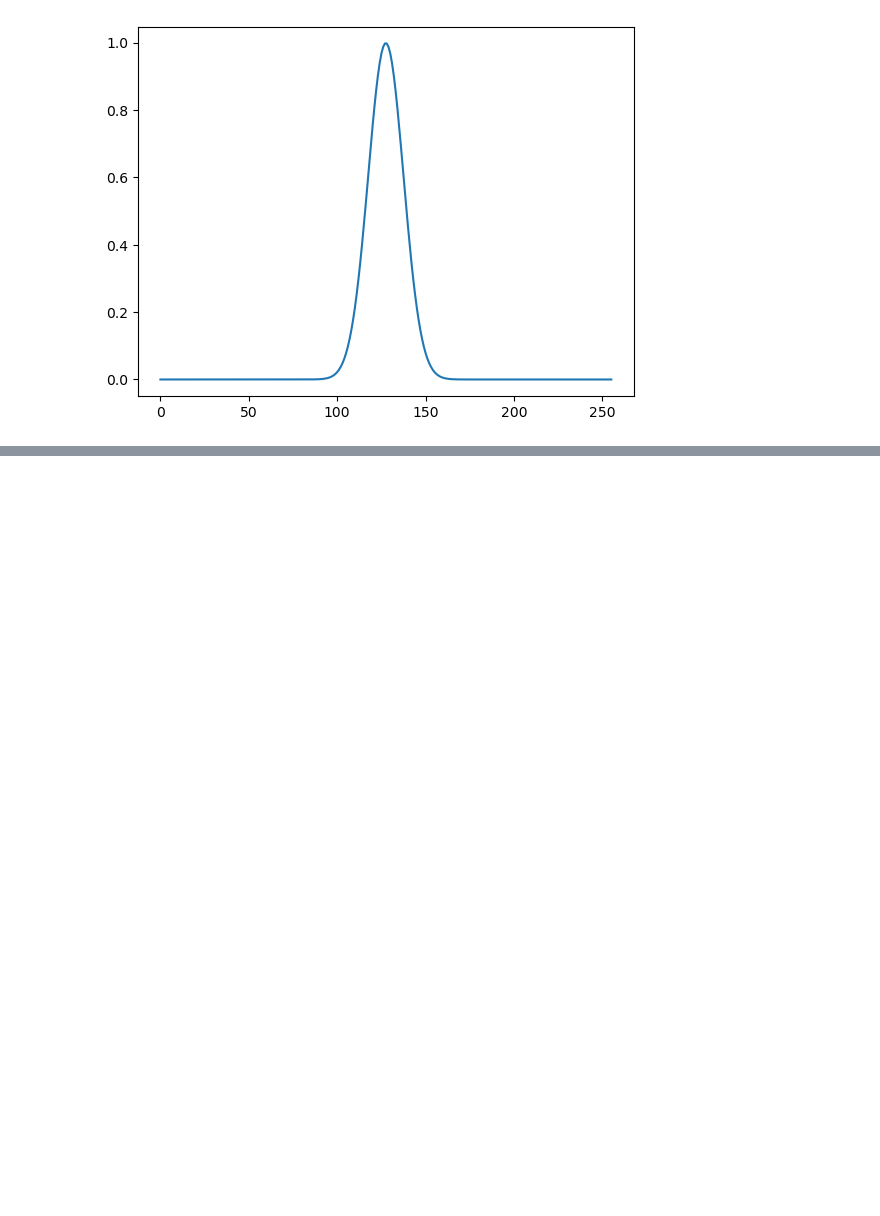
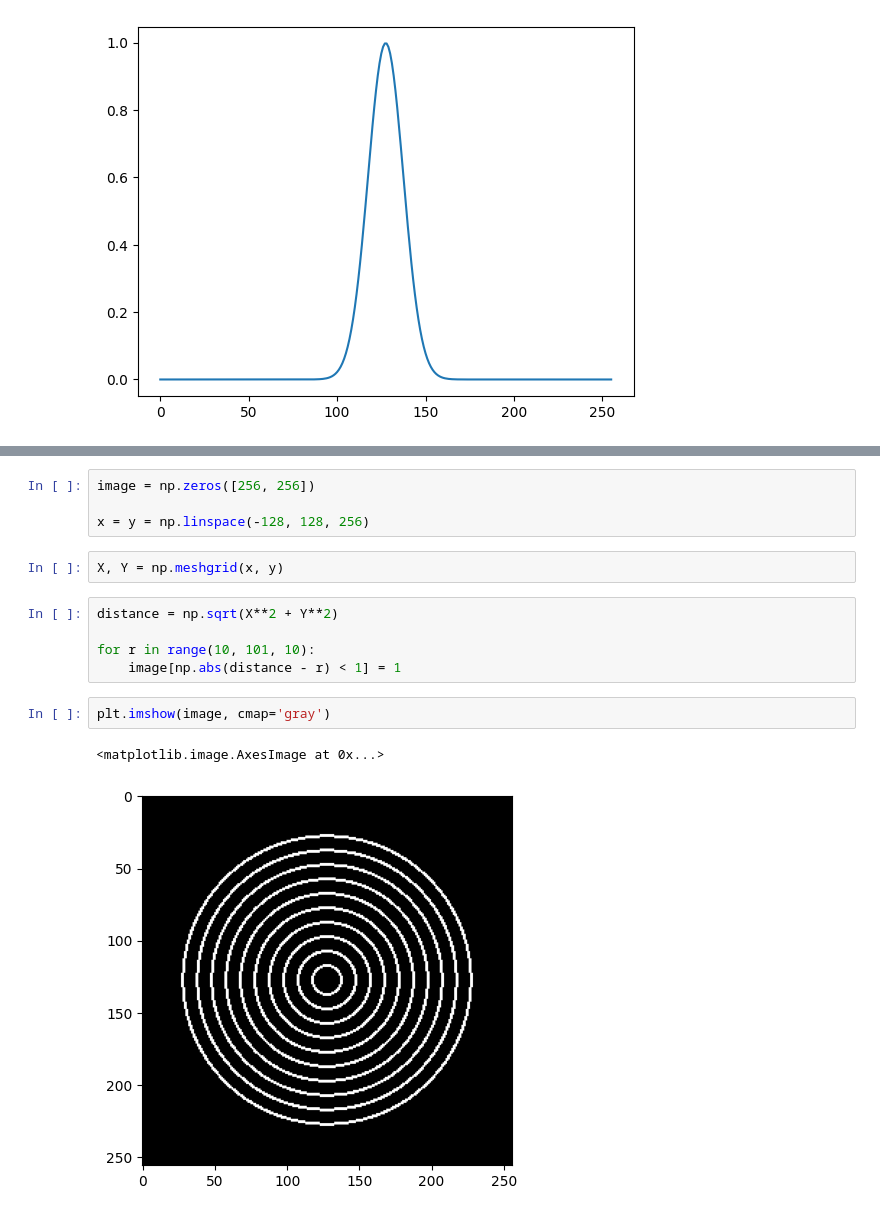
Before and after one commit to karthiksmanian/sem9, a Jupyter notebook: 20XW97-CV-LAB/cv_basics_images.ipynb, the cells around one changed output, grey strips where cells are left out. Drawn from its saved outputs; the diff is of its cells as text; blank space fills up the shorter version.

```diff
--- a/20XW97-CV-LAB/cv_basics_images.ipynb
+++ b/20XW97-CV-LAB/cv_basics_images.ipynb
@@ -133,0 +147,16 @@ plt.plot(img[128, :])
+# %%
+image = np.zeros([256, 256])
+
+x = y = np.linspace(-128, 128, 256)
+# %%
+X, Y = np.meshgrid(x, y)
+# %%
+distance = np.sqrt(X**2 + Y**2)
+
+for r in range(10, 101, 10):
+    image[np.abs(distance - r) < 1] = 1
+# %%
+plt.imshow(image, cmap='gray')
+# %% [output]
+<matplotlib.image.AxesImage at 0x...>
+[figure, added]
```
Also changed, not shown: parts of 20 cells of this notebook, 1 other file.
